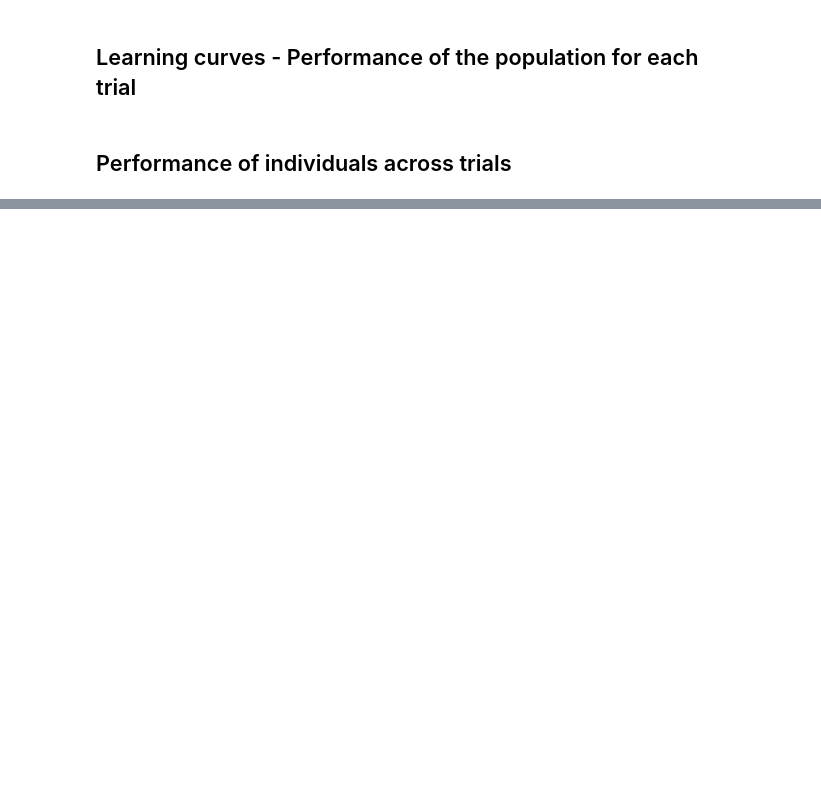
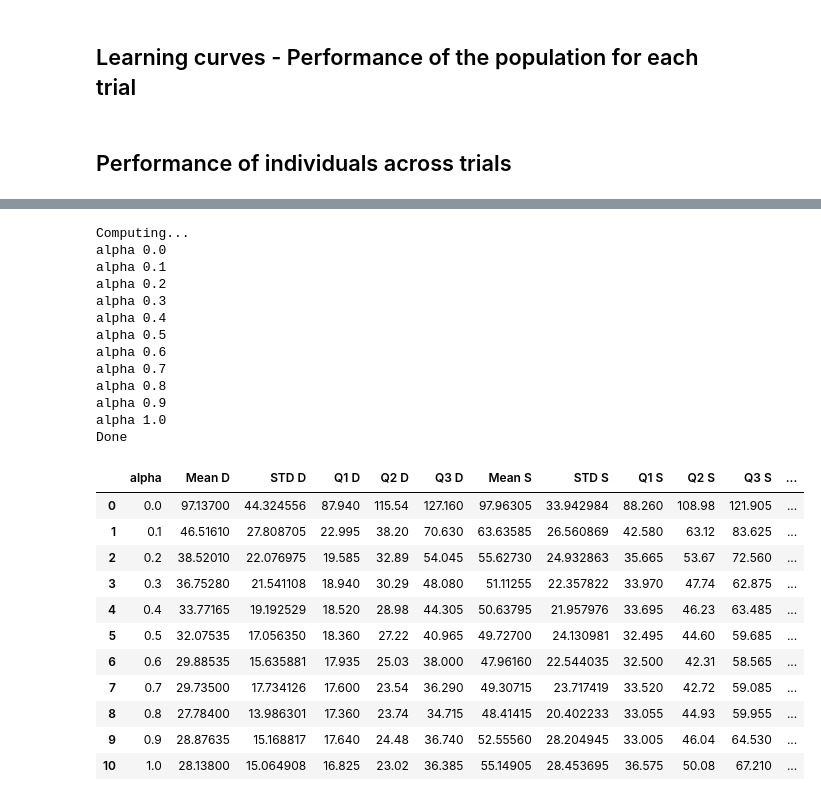
Before and after one commit to esther-poniatowski/Massi2022, a Jupyter notebook: Navigation_generate_data.ipynb, the cells around one changed output, grey strips where cells are left out. Cells and saved outputs as stored; diff of their text form; code cells hidden in the pictures; blank space fills up the shorter version.

```diff
--- a/Navigation_generate_data.ipynb
+++ b/Navigation_generate_data.ipynb
@@ -429,0 +231,6 @@ Data_det_alpha
+# %%
+# Optimal Q-value map
+params = copy.deepcopy(PRM.params)
+params = PRM.set_environment(params, deterministic=det)
+Qopt = optimal_value_iteration(params)
+SIM.save_data(Qopt, 'Qopt'+env, df=False)
@@ -429,0 +239,9 @@ Data_det_alpha
+# %%
+params = copy.deepcopy(PRM.params)
+params['replay_refs'] = [0,1,2,4]
+Models = SIM.recover_data('Model'+env, df=False)
+
+H_indiv = ALY.compute_individual_histograms(Models, Qopt=Qopt, params=params, nbins=10)
+H_pop = ALY.compute_population_histogram(H_indiv, params=params)
+SIM.save_data(H_indiv, 'Hindiv'+env, df=False)
+SIM.save_data(H_pop, 'Hpop'+env, df=False)
@@ -429,0 +264,13 @@ Data_det_alpha
+# %%
+for det, env in zip([True, False],['_D','_S']):
+
+    params = copy.deepcopy(PRM.params)
+    params = PRM.set_environment(params, deterministic=det)
+
+    for alpha in alpha_vals:
+        print('alpha = {}'.format(alpha))
+        params['alpha'] = alpha # set parameter value
+
+        Data, _ = SIM.simulate_population(params) # pass the modified dictionary in argument
+
+        SIM.save_data(Data, 'D-alpha{}'.format(alpha)+env)
@@ -429,0 +298,8 @@ Data_det_alpha
+# %%
+for det, env in zip([True, False],['_D','_S']):
+    params = copy.deepcopy(PRM.params)
+    params = PRM.set_environment(params, deterministic=det)
+
+    D_D, D_S = ALY.compare_alpha_replays(deterministic=det, params=params)
+
+D_D
@@ -429,0 +324,31 @@ Data_det_alpha
+# %%
+params = copy.deepcopy(PRM.params)
+params['replay_refs'] = [0,1,2,4]
+D_alpha_summary = ALY.optimize_alpha(params=params)
+D_alpha_summary
+# %% [output]
+Computing...
+alpha 0.0
+alpha 0.1
+alpha 0.2
+alpha 0.3
+alpha 0.4
+alpha 0.5
+alpha 0.6
+alpha 0.7
+alpha 0.8
+alpha 0.9
+alpha 1.0
+Done
+|  | alpha | Mean D | STD D | Q1 D | Q2 D | Q3 D | Mean S | STD S | Q1 S | Q2 S | Q3 S | ... |
+| 0 | 0.0 | 97.13700 | 44.324556 | 87.940 | 115.54 | 127.160 | 97.96305 | 33.942984 | 88.260 | 108.98 | 121.905 | ... |
+| 1 | 0.1 | 46.51610 | 27.808705 | 22.995 | 38.20 | 70.630 | 63.63585 | 26.560869 | 42.580 | 63.12 | 83.625 | ... |
+| 2 | 0.2 | 38.52010 | 22.076975 | 19.585 | 32.89 | 54.045 | 55.62730 | 24.932863 | 35.665 | 53.67 | 72.560 | ... |
+| 3 | 0.3 | 36.75280 | 21.541108 | 18.940 | 30.29 | 48.080 | 51.11255 | 22.357822 | 33.970 | 47.74 | 62.875 | ... |
+| 4 | 0.4 | 33.77165 | 19.192529 | 18.520 | 28.98 | 44.305 | 50.63795 | 21.957976 | 33.695 | 46.23 | 63.485 | ... |
+| 5 | 0.5 | 32.07535 | 17.056350 | 18.360 | 27.22 | 40.965 | 49.72700 | 24.130981 | 32.495 | 44.60 | 59.685 | ... |
+| 6 | 0.6 | 29.88535 | 15.635881 | 17.935 | 25.03 | 38.000 | 47.96160 | 22.544035 | 32.500 | 42.31 | 58.565 | ... |
+| 7 | 0.7 | 29.73500 | 17.734126 | 17.600 | 23.54 | 36.290 | 49.30715 | 23.717419 | 33.520 | 42.72 | 59.085 | ... |
+| 8 | 0.8 | 27.78400 | 13.986301 | 17.360 | 23.74 | 34.715 | 48.41415 | 20.402233 | 33.055 | 44.93 | 59.955 | ... |
+| 9 | 0.9 | 28.87635 | 15.168817 | 17.640 | 24.48 | 36.740 | 52.55560 | 28.204945 | 33.005 | 46.04 | 64.530 | ... |
+| 10 | 1.0 | 28.13800 | 15.064908 | 16.825 | 23.02 | 36.385 | 55.14905 | 28.453695 | 36.575 | 50.08 | 67.210 | ... |
```
Also changed, not shown: parts of 50 cells of this notebook, 10 other files.
